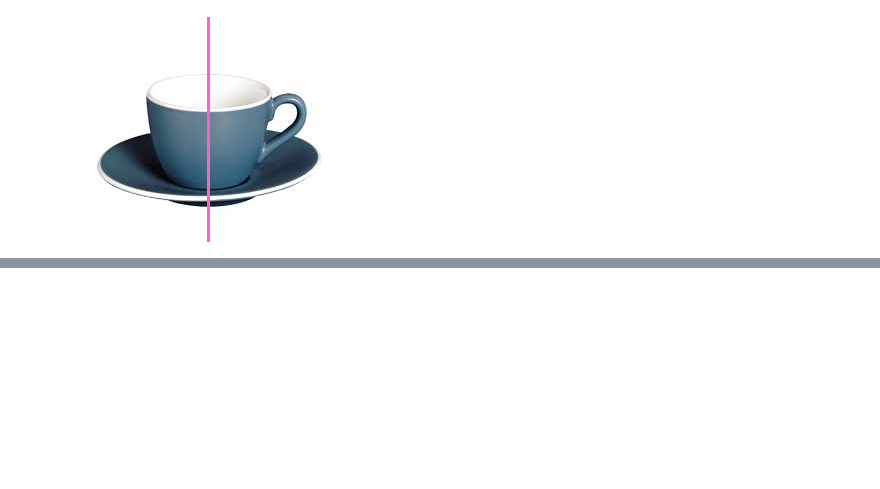
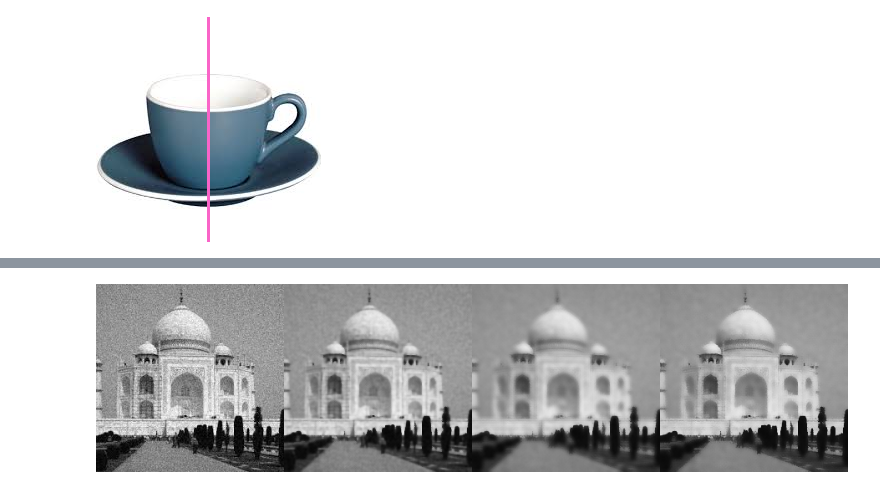
Before and after one commit to Amxl-Hex/Study_materials, a Jupyter notebook: Learning_OpenCV.ipynb, the cells around one changed output, grey strips where cells are left out. Saved outputs shown, nothing was run; the diff lists cells and outputs as text; code cells hidden in the pictures; blank space fills up the shorter version.

```diff
--- a/Learning_OpenCV.ipynb
+++ b/Learning_OpenCV.ipynb
@@ -106,0 +119,8 @@ cv2_imshow(img_cline)
+# %%
+bilateral_img1 = cv2.bilateralFilter(img, d = 5, sigmaColor = 75, sigmaSpace = 75)
+bilateral_img2 = cv2.bilateralFilter(img, d = 9, sigmaColor = 100, sigmaSpace = 200)
+bilateral_img3 = cv2.bilateralFilter(img, d = 9, sigmaColor = 50, sigmaSpace = 150)
+img_bilateral = np.hstack((img, bilateral_img1, bilateral_img2, bilateral_img3))
+cv2_imshow(img_bilateral)
+# %% [output]
+[figure, added]
```
Also changed, not shown: parts of 8 cells of this notebook.
